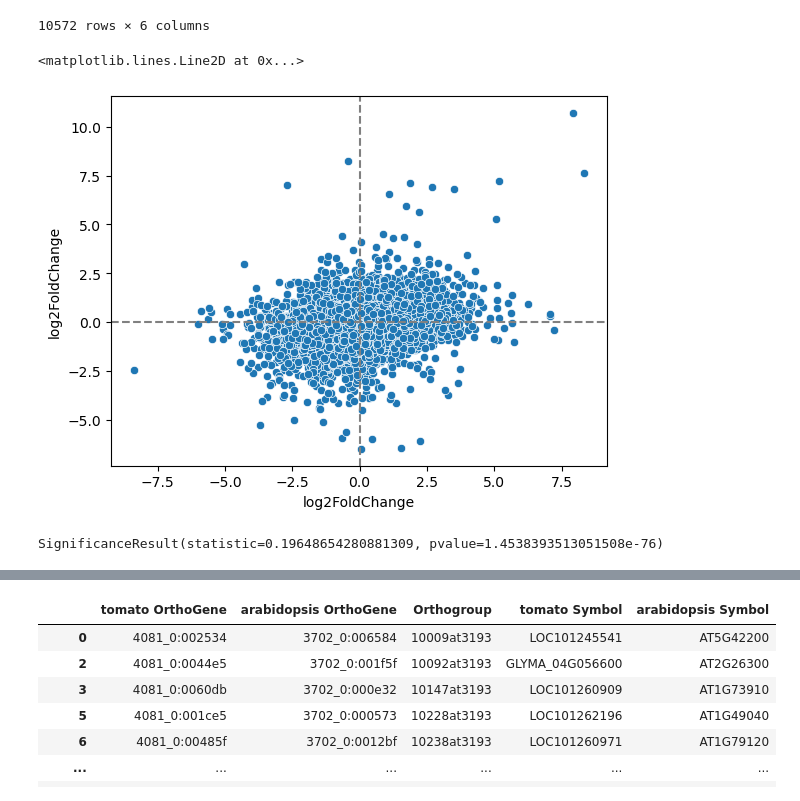
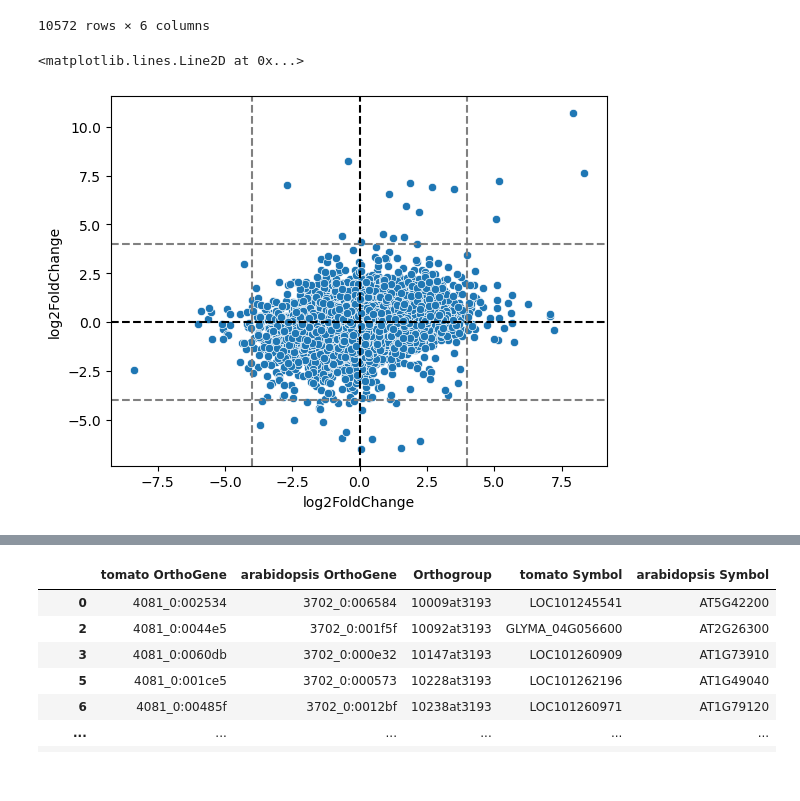
Before and after one commit to mikepassal/Plant_Go_Group_Analysis, a Jupyter notebook: Cross_species_module_comparison/Arabi_tomato_heat/gene_vs_ortho_comparison.ipynb, the cells around one changed output, grey strips where cells are left out. Cells and saved outputs as stored; diff of their text form; code cells hidden in the pictures.

```diff
--- a/Cross_species_module_comparison/Arabi_tomato_heat/gene_vs_ortho_comparison.ipynb
+++ b/Cross_species_module_comparison/Arabi_tomato_heat/gene_vs_ortho_comparison.ipynb
@@ -28,13 +28,13 @@ tomato_ortho
 trimmed_tomato_ortho = tomato_ortho.loc[tomato_ortho.index.isin(arabi_ortho.index)]
 trimmed_arabi_ortho = arabi_ortho.loc[arabi_ortho.index.isin(trimmed_tomato_ortho.index)]
 # %%
-sns.scatterplot(x =trimmed_tomato_ortho['log2FoldChange'], y = trimmed_arabi_ortho['log2FoldChange'],)
-plt.axvline(0, color="grey", linestyle="--")
-plt.axhline(0, color="grey", linestyle="--")
+sns.scatterplot(x =trimmed_tomato_ortho['log2FoldChange'], y = trimmed_arabi_ortho['log2FoldChange'], )
+plt.axvline(0, color="k", linestyle="--")
+plt.axhline(0, color="k", linestyle="--")
+plt.axvline(4, color="grey", linestyle="--")
+plt.axhline(4, color="grey", linestyle="--")
+plt.axvline(-4, color="grey", linestyle="--")
+plt.axhline(-4, color="grey", linestyle="--")
 # %% [output]
 <matplotlib.lines.Line2D at 0x...>
-[figure, old version]
+[figure, new version]
-# %%
-stats.spearmanr(a=trimmed_tomato_ortho['log2FoldChange'], b = trimmed_arabi_ortho['log2FoldChange'] )
-# %% [output]
-SignificanceResult(statistic=0.19648654280881309, pvalue=1.4538393513051508e-76)
```
Also changed, not shown: parts of 20 cells of this notebook, 12 other files.
